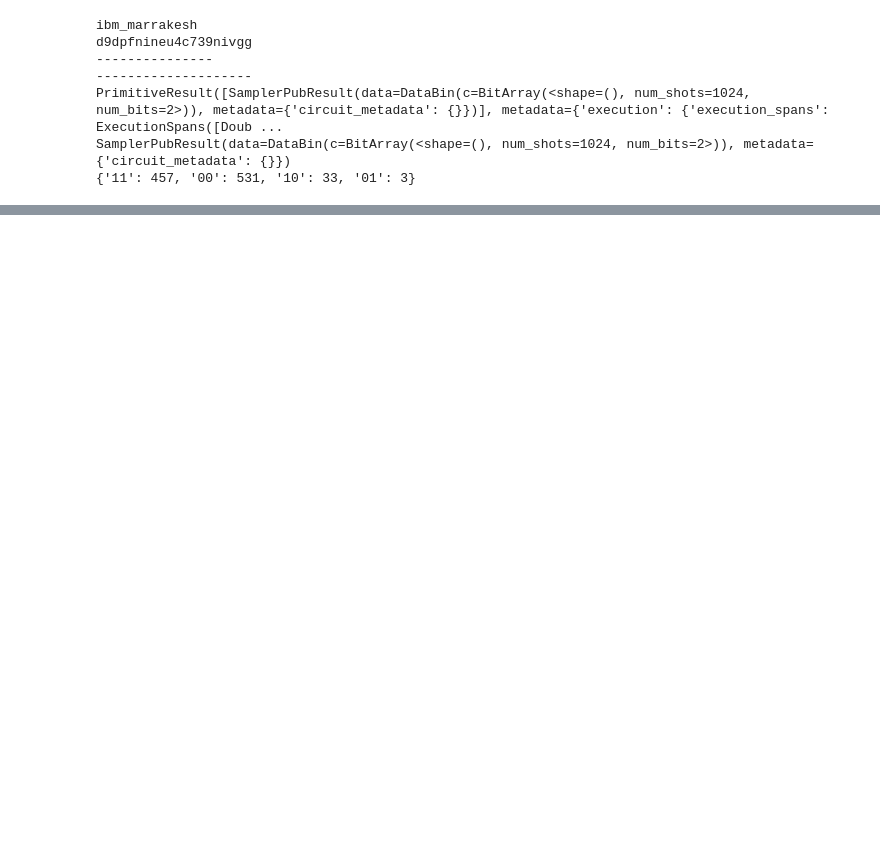
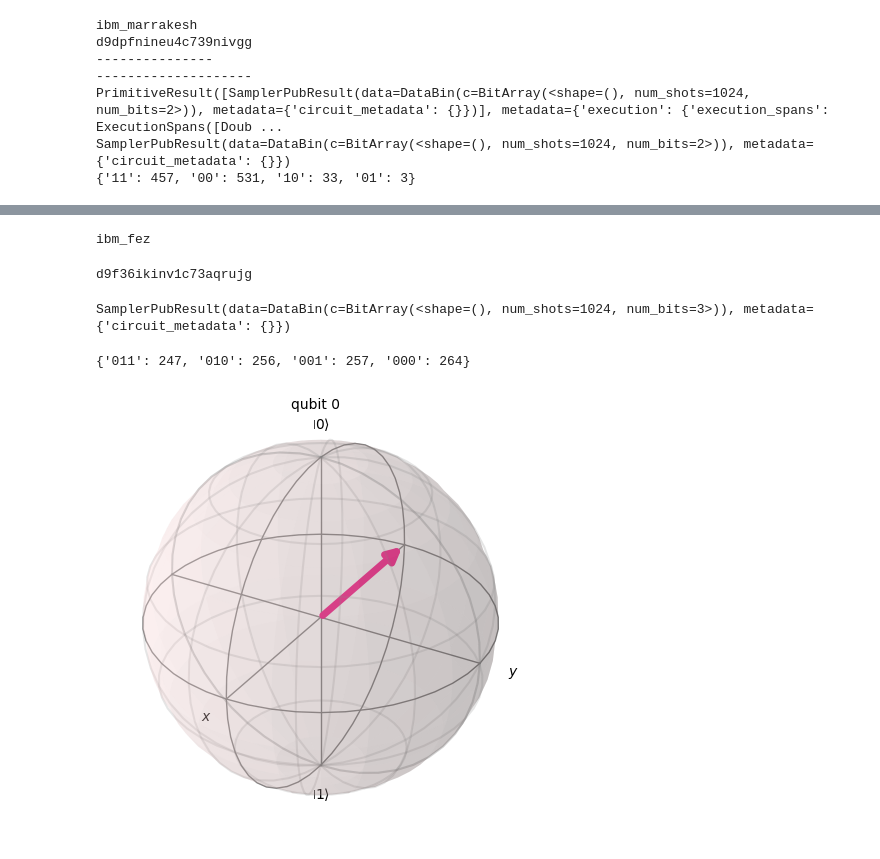
Before and after one commit to Saisneha0209/Quantum-Computing, a Jupyter notebook: IBM_QC.ipynb, the cells around one changed output, grey strips where cells are left out. Cells and saved outputs as stored; diff of their text form; code cells hidden in the pictures; blank space fills up the shorter version.

```diff
--- a/IBM_QC.ipynb
+++ b/IBM_QC.ipynb
@@ -71,0 +235,46 @@ SamplerPubResult(data=DataBin(c=BitArray(<shape=(), num_shots=1024, num_bits=2>)
+# %%
+service =QiskitRuntimeService()
+
+backend1 = service.least_busy(
+    operational = True,
+    simulator = False
+)
+
+print(backend.name)
+# %% [output]
+ibm_fez
+# %%
+compile = transpile(qc1,backend1)
+from qiskit_ibm_runtime import SamplerV2 as sampler
+sampler = sampler(backend)
+process = sampler.run([compile],shots = 1024)
+id = process.job_id()
+print(id)
+# %% [output]
+d9f36ikinv1c73aqrujg
+# %%
+result = process.result()
+
+final_result = result [0]
+print(final_result)
+# %% [output]
+SamplerPubResult(data=DataBin(c=BitArray(<shape=(), num_shots=1024, num_bits=3>)), metadata={'circuit_metadata': {}})
+# %%
+prq = final_result.data.c
+count1=prq.get_counts()
+print(count1)
+# %% [output]
+{'011': 247, '010': 256, '001': 257, '000': 264}
+# %%
+from qiskit.quantum_info import Statevector
+from qiskit.visualization import plot_bloch_multivector
+qc=QuantumCircuit(1)
+qc.x(0)
+qc.h(0)
+qc.h(0)
+qc.h(0)
+qc.x(0)
+state = Statevector.from_instruction(qc)
+plot_bloch_multivector(state)
+# %% [output]
+[figure, added]
```
Also changed, not shown: parts of 17 cells of this notebook.
